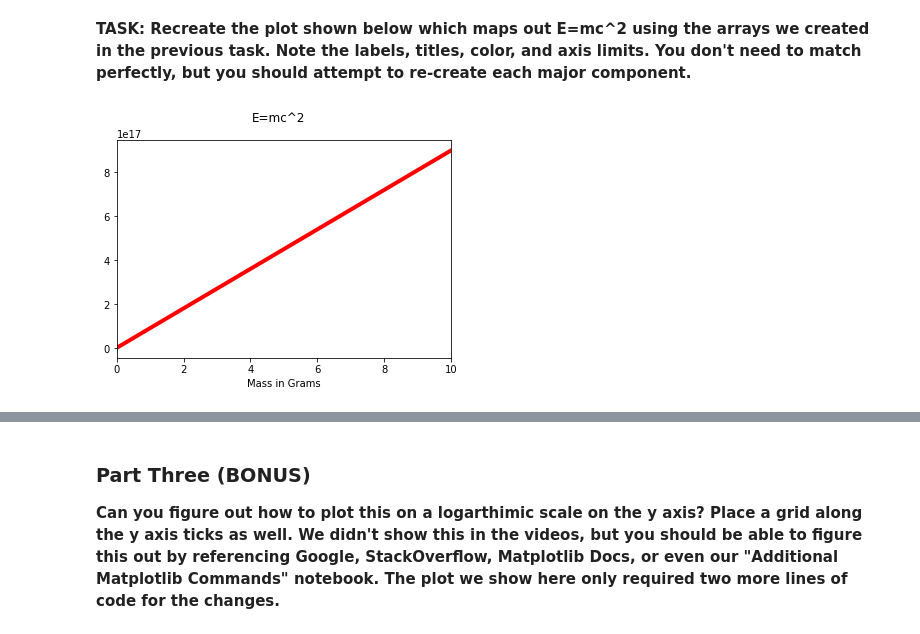
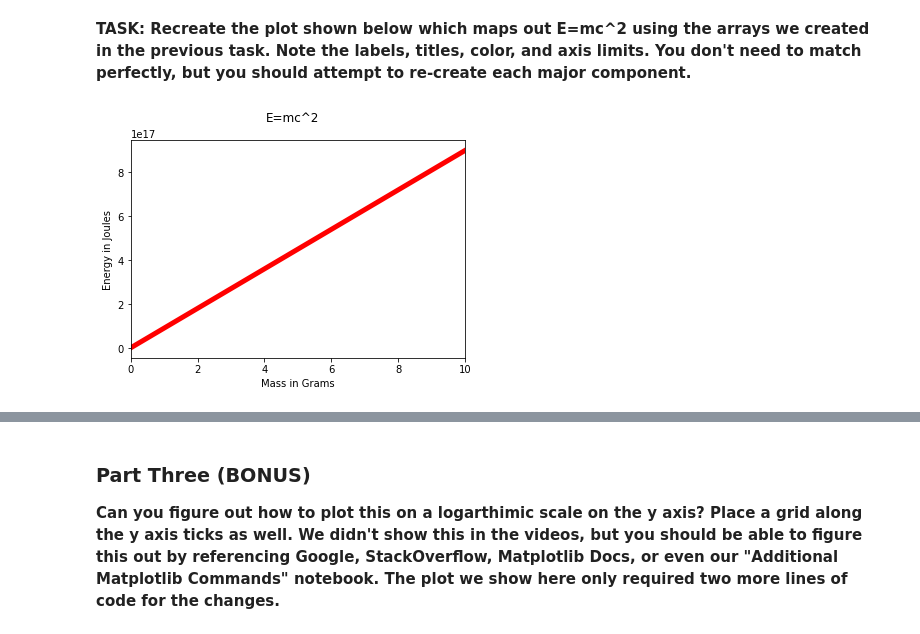
Before and after one commit to SSamiKocaaga/Data-Science, a Jupyter notebook: DAwPython/Assignment 2 - Matplotlib Exercises .ipynb, the cells around one changed output, grey strips where cells are left out. Drawn from its saved outputs; the diff is of its cells as text; code cells hidden in the pictures.

```diff
--- a/DAwPython/Assignment 2 - Matplotlib Exercises .ipynb
+++ b/DAwPython/Assignment 2 - Matplotlib Exercises .ipynb
@@ -75,10 +62,11 @@ Now that we have the arrays E and m, we can plot this to see the relationship be
 # %% [markdown]
 **TASK: Recreate the plot shown below which maps out E=mc^2 using the arrays we created in the previous task. Note the labels, titles, color, and axis limits. You don't need to match perfectly, but you should attempt to re-create each major component.**
 # %%
-plt.plot(m, E, lw=4, c='r')
+plt.plot(m, E, lw=5, c='r')
 plt.xlim(0,10)
 plt.suptitle('E=mc^2')
 plt.xlabel('Mass in Grams')
+plt.ylabel('Energy in Joules')
 plt.show()
 # %% [output]
-[figure, old version]
+[figure, new version]
```
Also changed, not shown: parts of 17 cells of this notebook, 7 other files.
